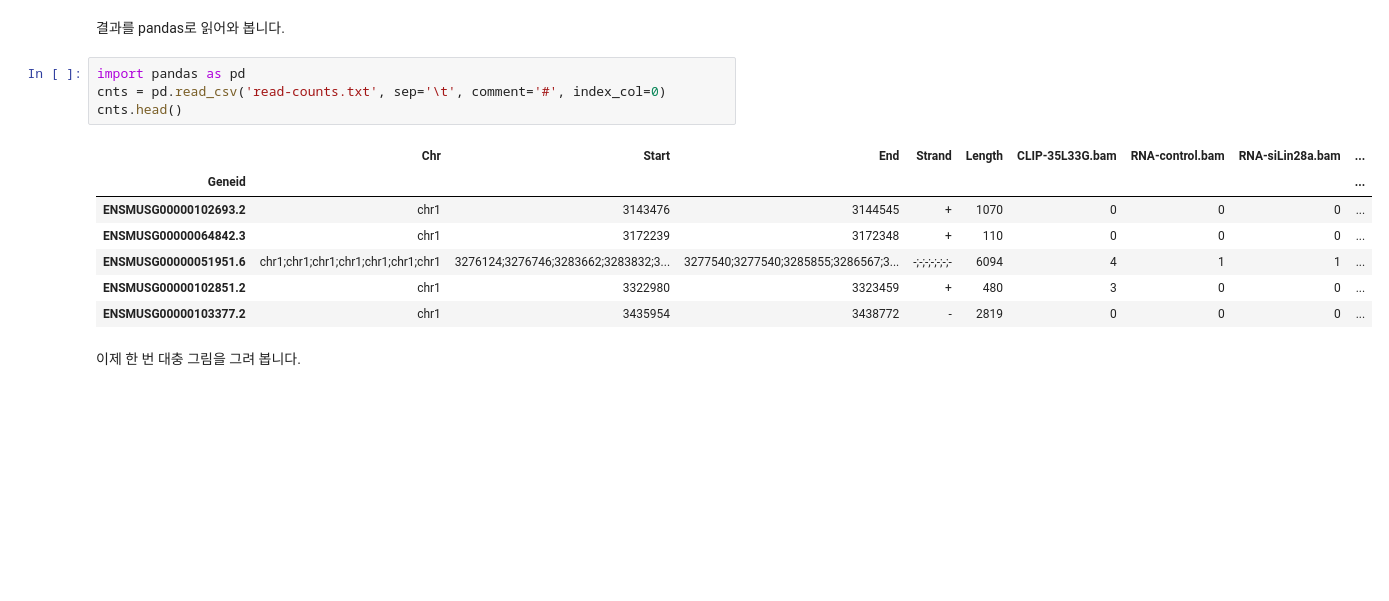
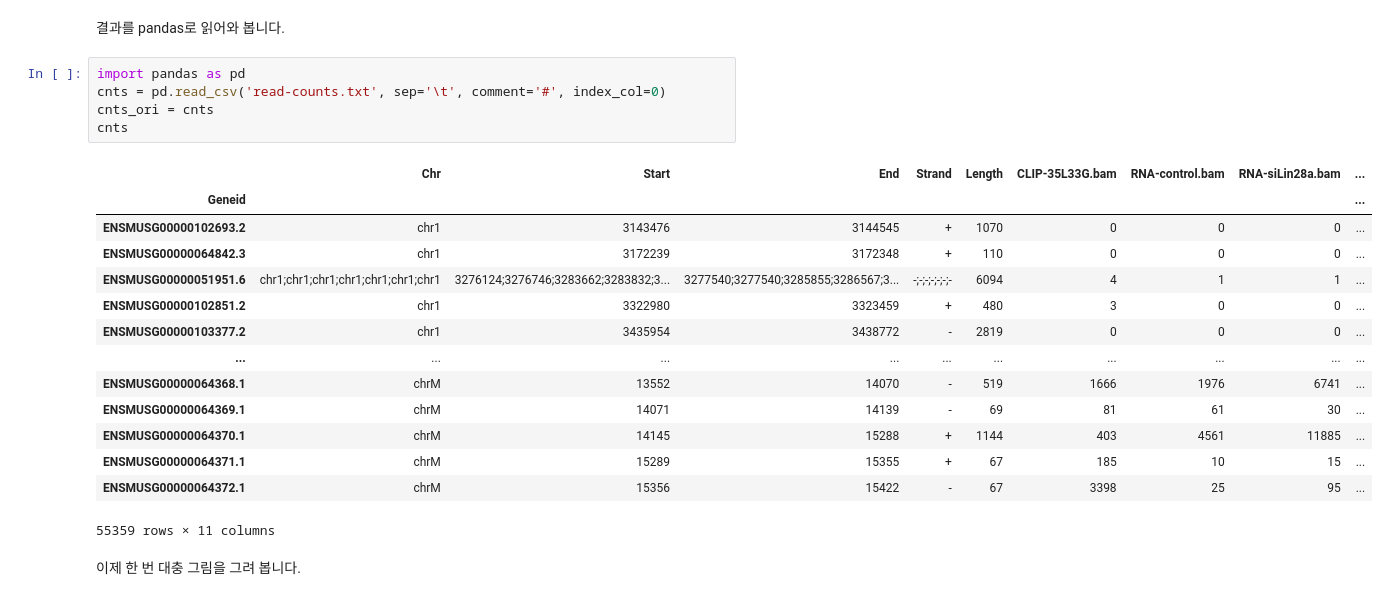
Before and after one commit to yeekyung/MYK_bioinformatics, a Jupyter notebook: CoLab_TermProj_2024_1.ipynb, the cells around one changed output. Drawn from its saved outputs; the diff is of its cells as text; blank space fills up the shorter version.

```diff
--- a/CoLab_TermProj_2024_1.ipynb
+++ b/CoLab_TermProj_2024_1.ipynb
@@ -248,15 +248,23 @@ total size is 6,453,006,489  speedup is 1.00
 # %%
 import pandas as pd
 cnts = pd.read_csv('read-counts.txt', sep='\t', comment='#', index_col=0)
-cnts.head()
+cnts_ori = cnts
+cnts
 # %% [output]
 |  | Chr | Start | End | Strand | Length | CLIP-35L33G.bam | RNA-control.bam | RNA-siLin28a.bam | ... |
 | Geneid |  |  |  |  |  |  |  |  | ... |
 | ENSMUSG00000102693.2 | chr1 | 3143476 | 3144545 | + | 1070 | 0 | 0 | 0 | ... |
 | ENSMUSG00000064842.3 | chr1 | 3172239 | 3172348 | + | 110 | 0 | 0 | 0 | ... |
 | ENSMUSG00000051951.6 | chr1;chr1;chr1;chr1;chr1;chr1;chr1 | 3276124;3276746;3283662;3283832;3... | 3277540;3277540;3285855;3286567;3... | -;-;-;-;-;-;- | 6094 | 4 | 1 | 1 | ... |
 | ENSMUSG00000102851.2 | chr1 | 3322980 | 3323459 | + | 480 | 3 | 0 | 0 | ... |
 | ENSMUSG00000103377.2 | chr1 | 3435954 | 3438772 | - | 2819 | 0 | 0 | 0 | ... |
+| ... | ... | ... | ... | ... | ... | ... | ... | ... | ... |
+| ENSMUSG00000064368.1 | chrM | 13552 | 14070 | - | 519 | 1666 | 1976 | 6741 | ... |
+| ENSMUSG00000064369.1 | chrM | 14071 | 14139 | - | 69 | 81 | 61 | 30 | ... |
+| ENSMUSG00000064370.1 | chrM | 14145 | 15288 | + | 1144 | 403 | 4561 | 11885 | ... |
+| ENSMUSG00000064371.1 | chrM | 15289 | 15355 | + | 67 | 185 | 10 | 15 | ... |
+| ENSMUSG00000064372.1 | chrM | 15356 | 15422 | - | 67 | 3398 | 25 | 95 | ... |
+55359 rows × 11 columns
 # %% [markdown]
 이제 한 번 대충 그림을 그려 봅니다.
 # %%
```
Also changed, not shown: parts of 5 cells of this notebook.
